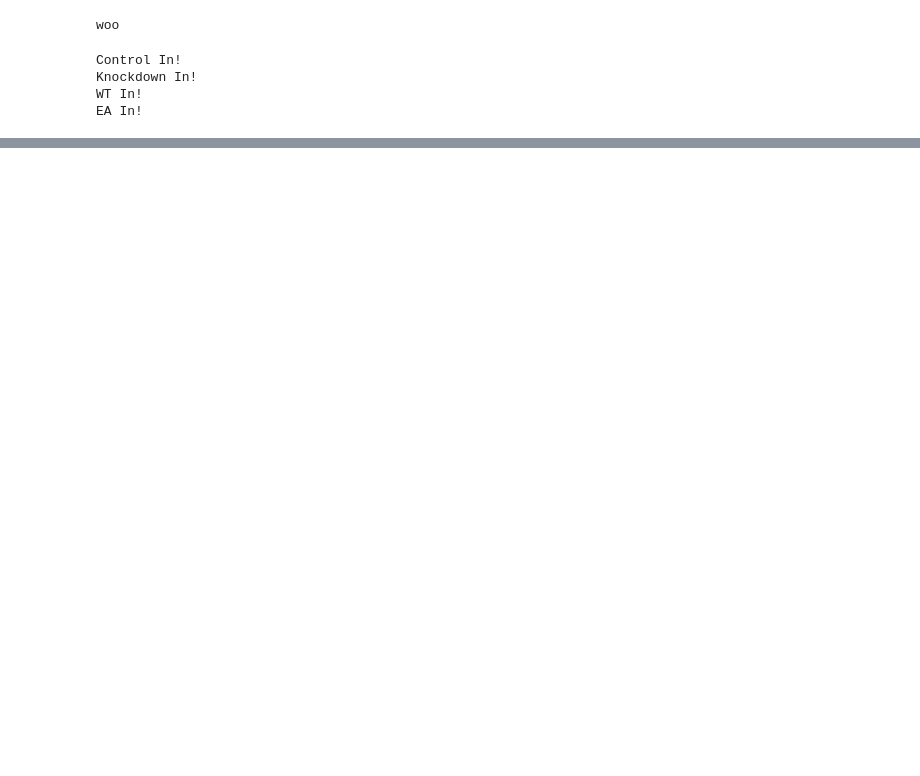
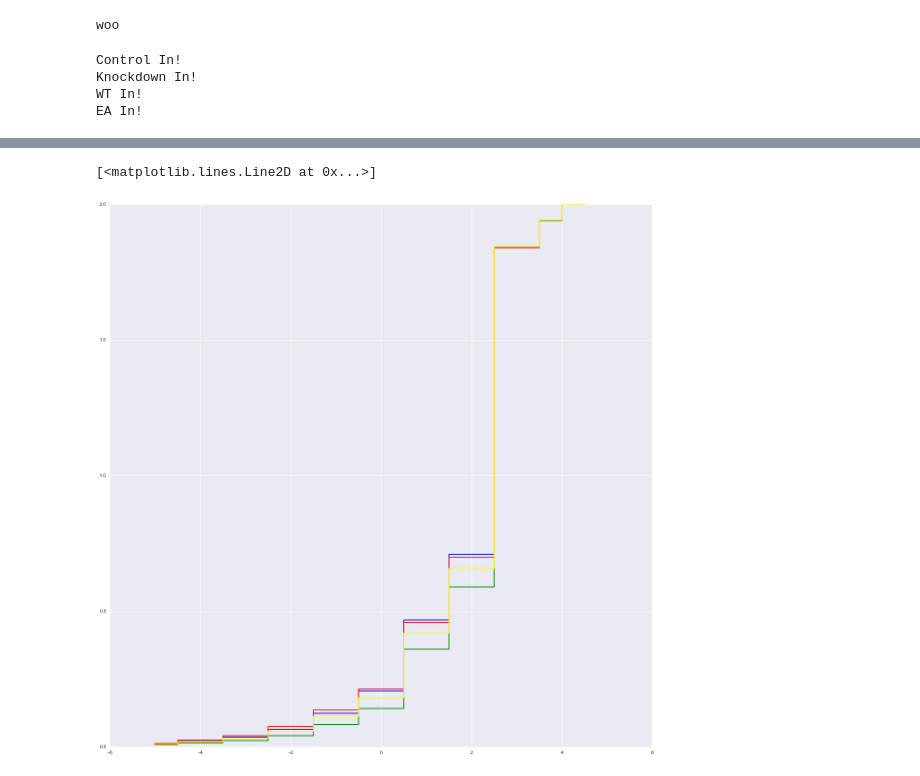
Before and after one commit to TimNicholsonShaw/AnOThER-Seq, a Jupyter notebook: notebooks/nocturnin.ipynb, the cells around one changed output, grey strips where cells are left out. Cells and saved outputs as stored; diff of their text form; code cells hidden in the pictures; blank space fills up the shorter version.

```diff
--- a/notebooks/nocturnin.ipynb
+++ b/notebooks/nocturnin.ipynb
@@ -98,0 +151,26 @@ sns.pointplot?
+# %%
+plt.figure(figsize=(20,20))
+df = filtControl[filtControl['Gene'].str.contains('Mt_tRNA')]
+values, base = np.histogram(df['3Loc']+df['TailLength'], bins=20, normed=True)
+cumulative = np.cumsum(values)
+plt.step(base[:-1], cumulative, c='blue')
+
+df = filtKD[filtKD['Gene'].str.contains('Mt_tRNA')]
+values, base = np.histogram(df['3Loc']+df['TailLength'], bins=20, normed=True)
+cumulative = np.cumsum(values)
+plt.step(base[:-1], cumulative, c='green')
+
+df = filtWT[filtWT['Gene'].str.contains('Mt_tRNA')]
+values, base = np.histogram(df['3Loc']+df['TailLength'], bins=20, normed=True)
+cumulative = np.cumsum(values)
+plt.step(base[:-1], cumulative, c='red')
+
+df = filtEA[filtEA['Gene'].str.contains('Mt_tRNA')]
+values, base = np.histogram(df['3Loc']+df['TailLength'], bins=20, normed=True)
+cumulative = np.cumsum(values)
+plt.step(base[:-1], cumulative, c='yellow')
+
+#Cumulative plot of mitochondrial tRNA lengths
+# %% [output]
+[<matplotlib.lines.Line2D at 0x...>]
+[figure, added]
```
Also changed, not shown: parts of 13 cells of this notebook, 1 other file.
